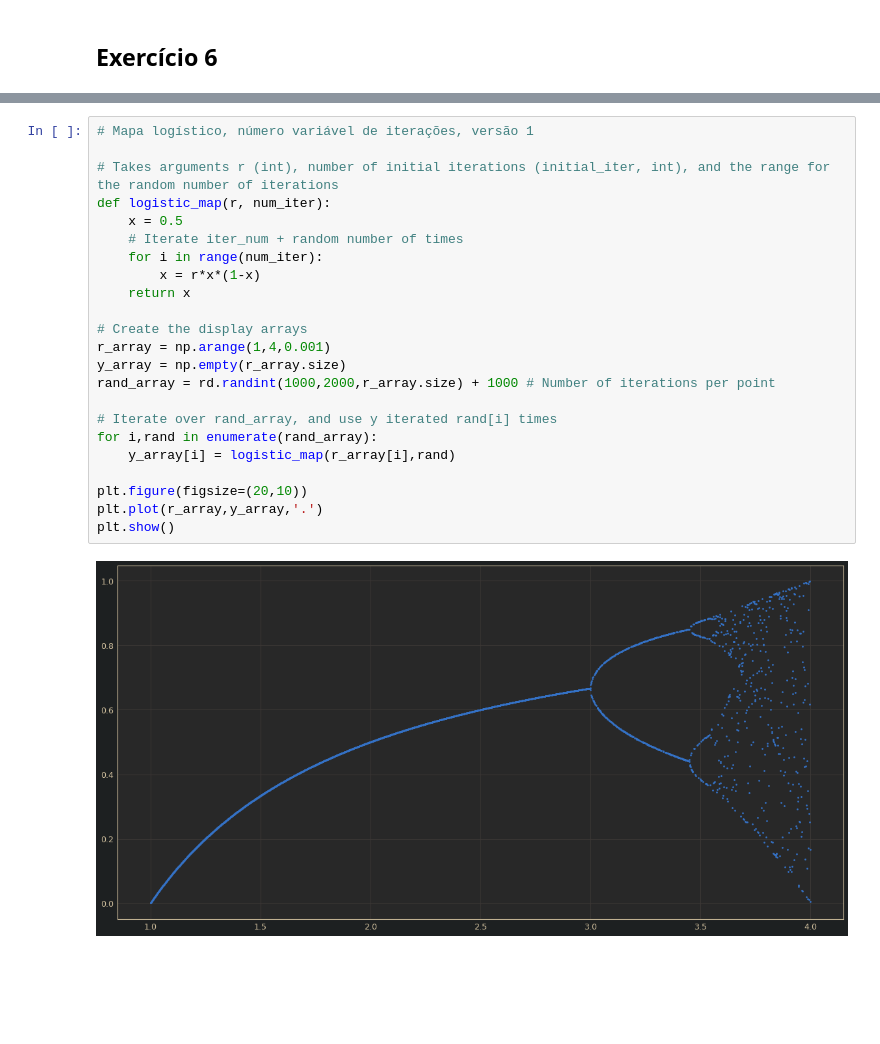
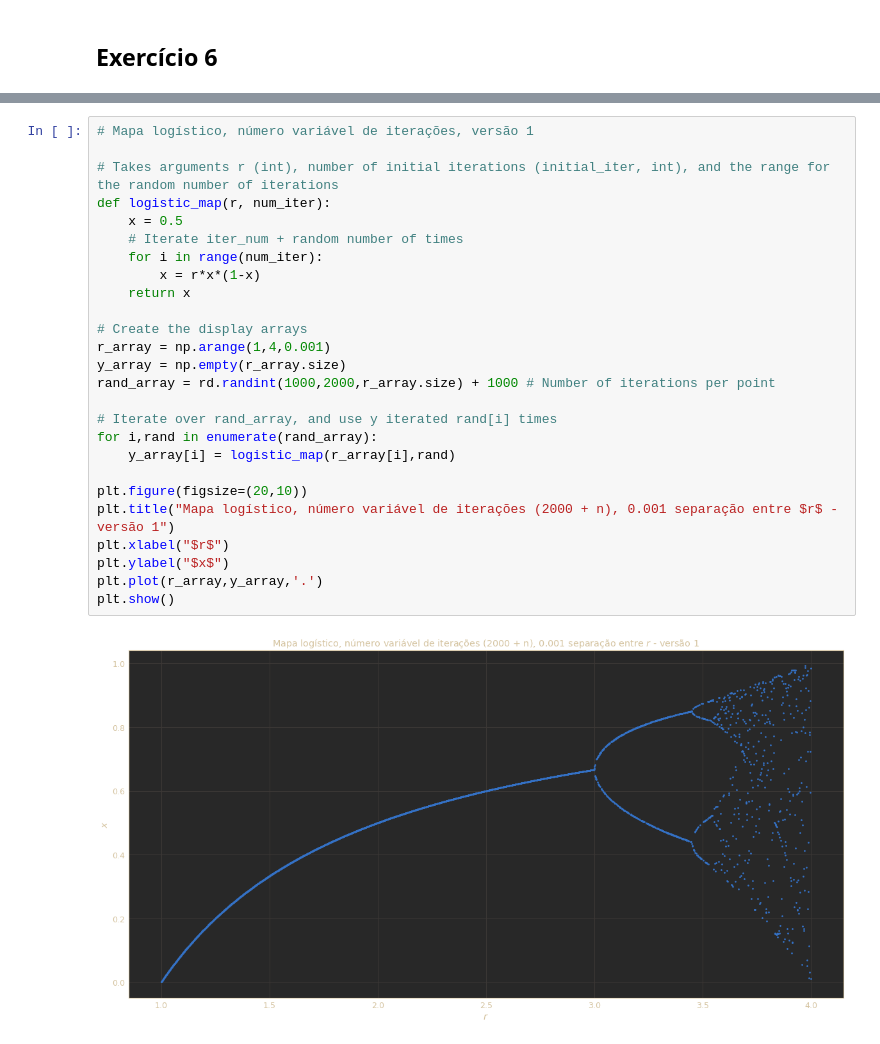
Before and after one commit to diogobgomes/FisicaComputacional, a Jupyter notebook: TP2/TP2.ipynb, the cells around one changed output, grey strips where cells are left out. Saved outputs shown, nothing was run; the diff lists cells and outputs as text; blank space fills up the shorter version.

Commit message:
Added exercise 7 to TP2, better comments and graphs in exercise 6

```diff
--- a/TP2/TP2.ipynb
+++ b/TP2/TP2.ipynb
@@ -217,28 +223,31 @@ plt.show()
 # %%
 # Mapa logístico, número variável de iterações, versão 1
 
 # Takes arguments r (int), number of initial iterations (initial_iter, int), and the range for the random number of iterations
 def logistic_map(r, num_iter):
     x = 0.5
     # Iterate iter_num + random number of times
     for i in range(num_iter):
         x = r*x*(1-x)
     return x
 
 # Create the display arrays
 r_array = np.arange(1,4,0.001)
 y_array = np.empty(r_array.size)
 rand_array = rd.randint(1000,2000,r_array.size) + 1000 # Number of iterations per point
 
 # Iterate over rand_array, and use y iterated rand[i] times
 for i,rand in enumerate(rand_array):
     y_array[i] = logistic_map(r_array[i],rand)
 
 plt.figure(figsize=(20,10))
+plt.title("Mapa logístico, número variável de iterações (2000 + n), 0.001 separação entre $r$ - versão 1")
+plt.xlabel("$r$")
+plt.ylabel("$x$")
 plt.plot(r_array,y_array,'.')
 plt.show()
 # %% [output]
-[figure, old version]
+[figure, new version]
 # %%
 # Mapa logístico, número variável de iterações, versão 2
 # Ligeiramente diferente, em vez de usarmos uma lista com o número de iterações para cada y, calculamos na altura
```
Also changed, not shown: parts of 12 cells of this notebook.
